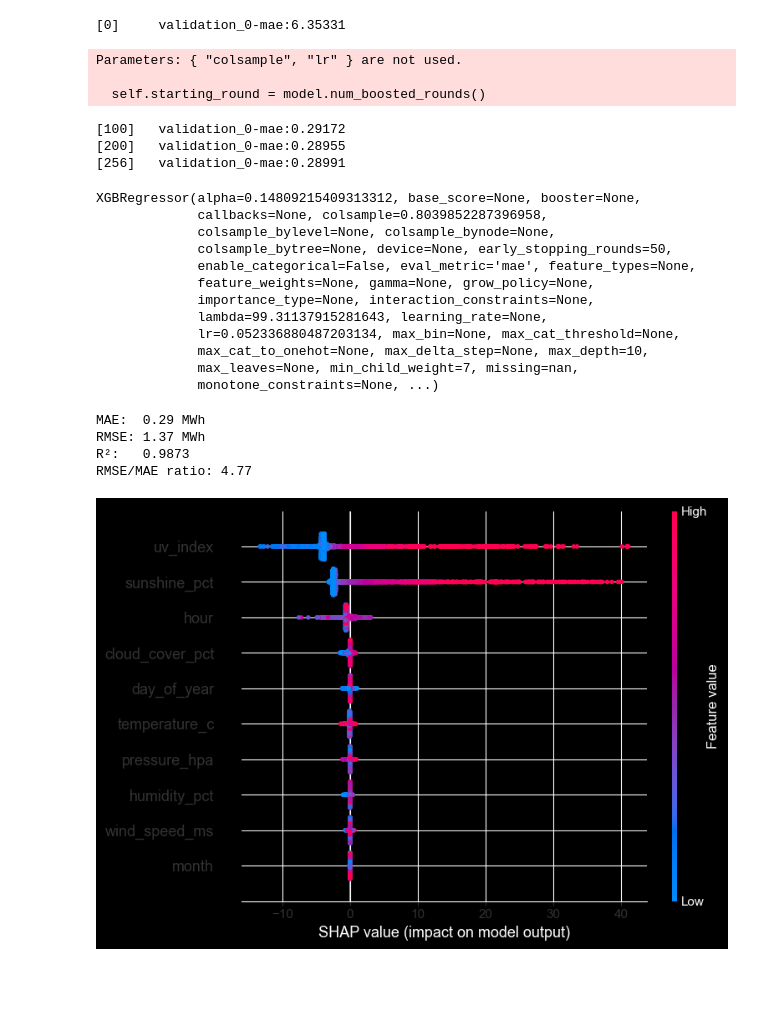
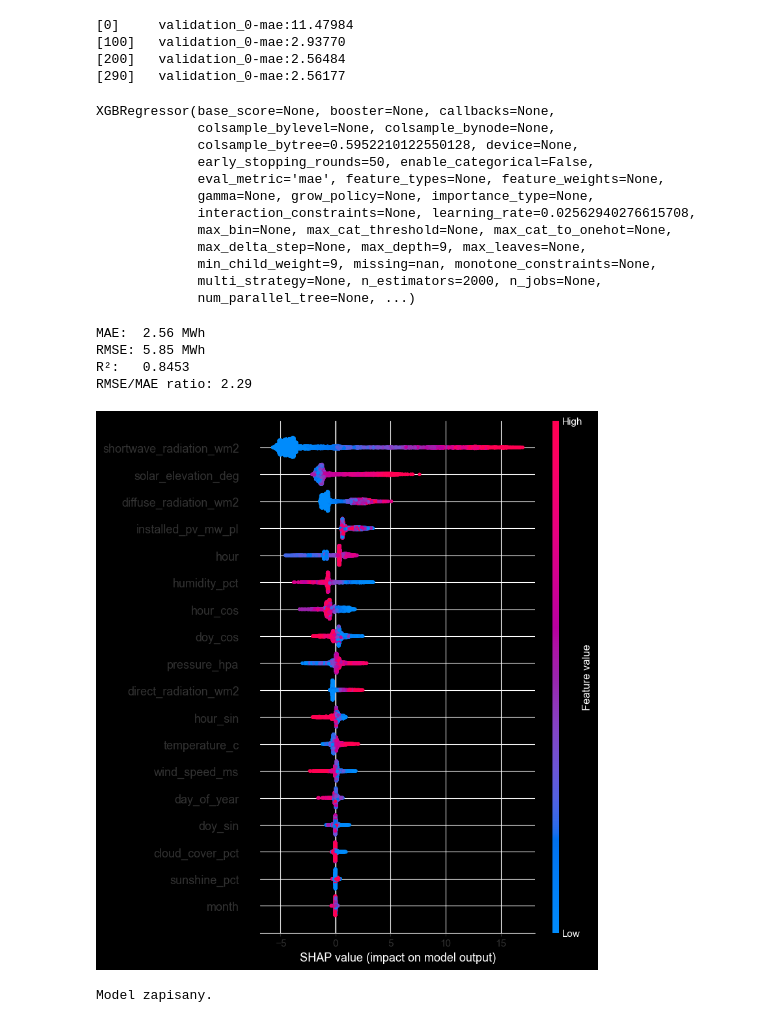
Before and after one commit to Kodies-Dev/Solar-Sight, a Jupyter notebook: Projekt model panele/main_model.ipynb, the cells around one changed output. Saved outputs shown, nothing was run; the diff lists cells and outputs as text; code cells hidden in the pictures; blank space fills up the shorter version.

Commit message:
model bez lagow

```diff
--- a/Projekt model panele/main_model.ipynb
+++ b/Projekt model panele/main_model.ipynb
@@ -6,11 +6,15 @@ import optuna
 from xgboost import XGBRegressor
 
 
-df = pd.read_csv('data/solar_dataset_tauron.csv')
+df = pd.read_csv('pipeline/dataset_Gliwice_20230101_20251231.csv')
 df['timestamp'] = pd.to_datetime(df['timestamp'])
 df = df.sort_values('timestamp') #musi byc chronologicznie
 
 
-kolumny_do_modelu = [c for c in df.columns if c not in ['timestamp', 'date', 'production_mwh']]
+df = df.dropna()
+
+
+
+kolumny_do_modelu = [c for c in df.columns if c not in ['timestamp', 'date', 'Produkcja_PV_Godz_MWh', 'city', 'capacity_factor']]
 X = df[kolumny_do_modelu]
-y = df['production_mwh']
+y = df['Produkcja_PV_Godz_MWh']
@@ -93,25 +96,22 @@ y_train, y_test = y.iloc[:int(len(y)*0.8)], y.iloc[int(len(y)*0.8):]
 final_model.fit(X_train, y_train,
                 eval_set=[(X_test, y_test)], verbose=100)
 # %% [output]
-[0]     validation_0-mae:6.35331
+[0]     validation_0-mae:11.47984
+[100]   validation_0-mae:2.93770
+[200]   validation_0-mae:2.56484
+[290]   validation_0-mae:2.56177
-Parameters: { "colsample", "lr" } are not used.
-
-  self.starting_round = model.num_boosted_rounds()
+XGBRegressor(base_score=None, booster=None, callbacks=None,
+             colsample_bylevel=None, colsample_bynode=None,
+             colsample_bytree=0.5952210122550128, device=None,
+             early_stopping_rounds=50, enable_categorical=False,
+             eval_metric='mae', feature_types=None, feature_weights=None,
+             gamma=None, grow_policy=None, importance_type=None,
+             interaction_constraints=None, learning_rate=0.02562940276615708,
+             max_bin=None, max_cat_threshold=None, max_cat_to_onehot=None,
+             max_delta_step=None, max_depth=9, max_leaves=None,
+             min_child_weight=9, missing=nan, monotone_constraints=None,
+             multi_strategy=None, n_estimators=2000, n_jobs=None,
+             num_parallel_tree=None, ...)
-[100]   validation_0-mae:0.29172
-[200]   validation_0-mae:0.28955
-[256]   validation_0-mae:0.28991
-XGBRegressor(alpha=0.14809215409313312, base_score=None, booster=None,
-             callbacks=None, colsample=0.8039852287396958,
-             colsample_bylevel=None, colsample_bynode=None,
-             colsample_bytree=None, device=None, early_stopping_rounds=50,
-             enable_categorical=False, eval_metric='mae', feature_types=None,
-             feature_weights=None, gamma=None, grow_policy=None,
-             importance_type=None, interaction_constraints=None,
-             lambda=99.31137915281643, learning_rate=None,
-             lr=0.052336880487203134, max_bin=None, max_cat_threshold=None,
-             max_cat_to_onehot=None, max_delta_step=None, max_depth=10,
-             max_leaves=None, min_child_weight=7, missing=nan,
-             monotone_constraints=None, ...)
 # %%
 from sklearn.metrics import mean_absolute_error, mean_squared_error, r2_score, root_mean_squared_error
 
@@ -127,16 +127,22 @@ print(f"RMSE: {rmse:.2f} MWh")
 print(f"R²:   {r2:.4f}")
 print(f"RMSE/MAE ratio: {rmse/mae:.2f}")
 # %% [output]
-MAE:  0.29 MWh
-RMSE: 1.37 MWh
-R²:   0.9873
-RMSE/MAE ratio: 4.77
+MAE:  2.56 MWh
+RMSE: 5.85 MWh
+R²:   0.8453
+RMSE/MAE ratio: 2.29
 # %%
-§import shap
+import shap
 
 explainer   = shap.TreeExplainer(final_model)
 shap_values = explainer.shap_values(X_test)
 
 shap.summary_plot(shap_values, X_test)
 # %% [output]
-[figure, old version]
+[figure, new version]
+# %%
+import joblib
+joblib.dump(final_model, 'artifacts/model_bez_lagow.joblib')
+print("Model zapisany.")
+# %% [output]
+Model zapisany.
```
Also changed, not shown: parts of 4 cells of this notebook, 5 other files.
